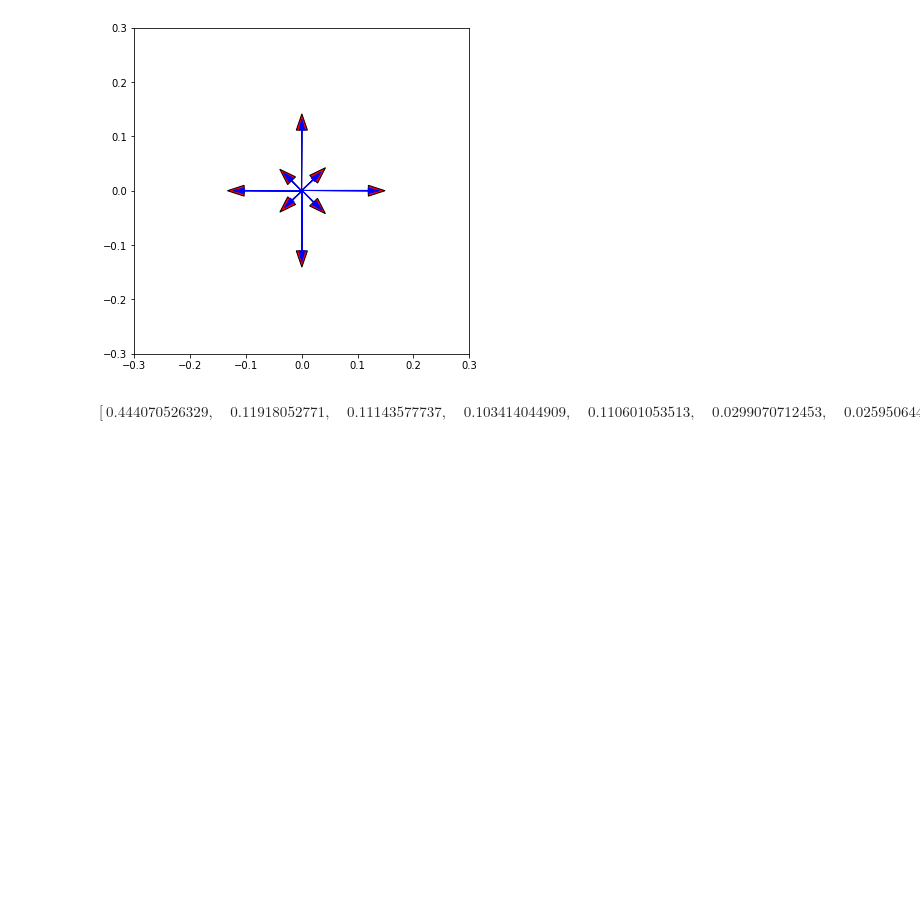
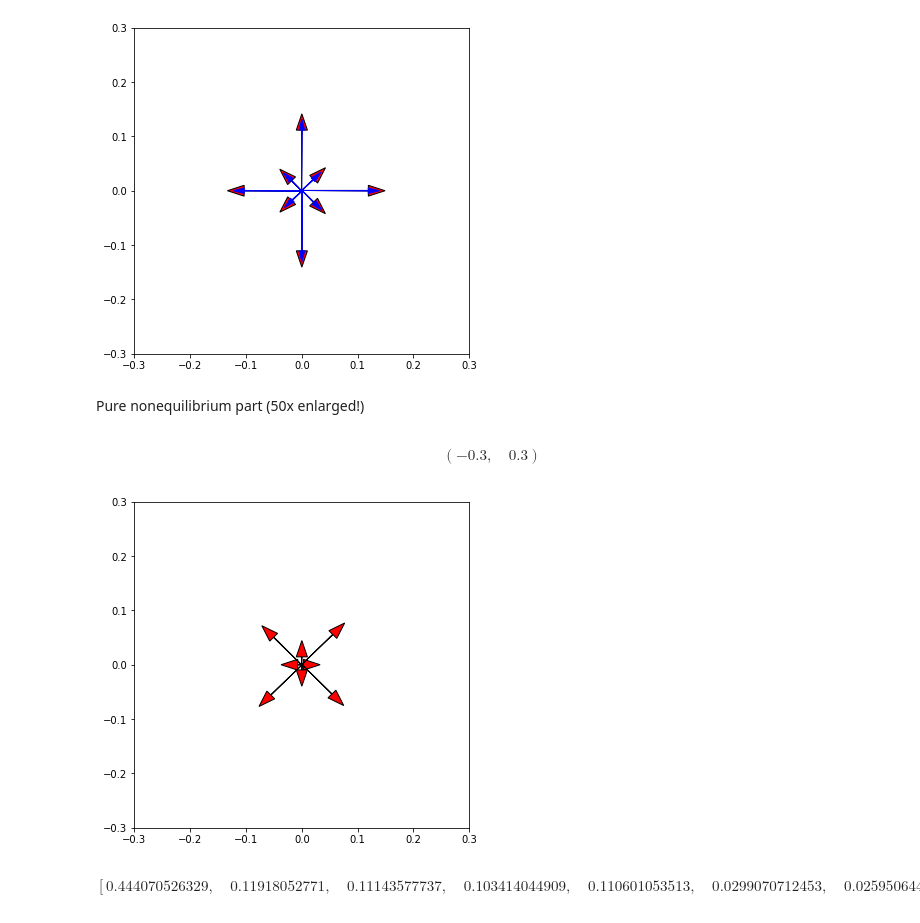
Before and after one commit to marcinofulus/LBM_tutorial, a Jupyter notebook: LBM_tutorial02.ipynb, the cells around one changed output. Drawn from its saved outputs; the diff is of its cells as text; code cells hidden in the pictures; blank space fills up the shorter version.

```diff
--- a/LBM_tutorial02.ipynb
+++ b/LBM_tutorial02.ipynb
@@ -277,6 +344,25 @@ plt.ylim(-a,a)
 # %% [output]
 $$\left ( -0.3, \quad 0.3\right )$$
 [figure]
+# %% [markdown]
+Pure nonequilibrium part (50x enlarged!)
+# %%
+
+
+d = [float(ex.subs([(g0m0,1),(g0m1x,vx[27,15]),(g0m1y,vy[27,15])]) ) for ex in eq_fncs]
+dnon = dists[:,28,16]
+plt.figure(figsize=(6,6))
+ax = plt.axes()
+
+for w,b in zip(sym.D2Q9.basis[1:],dnon[1:]-d[1:]):
+    ax.arrow(0, 0, *map(float,50*b*w.normalized()), head_width=0.02, head_length=0.03, fc='r', ec='k')
+
+a=.3
+plt.xlim(-a,a)
+plt.ylim(-a,a)
+# %% [output]
+$$\left ( -0.3, \quad 0.3\right )$$
+[figure, added]
 # %%
 d
 # %% [output]
```
Also changed, not shown: parts of 32 cells of this notebook, 1 other file.
